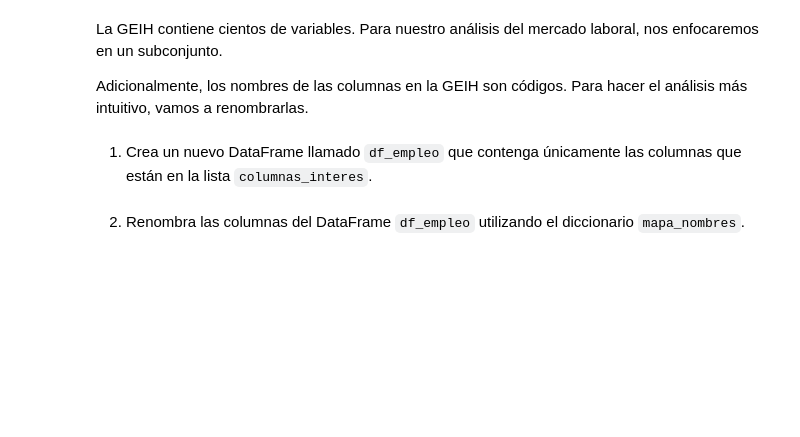
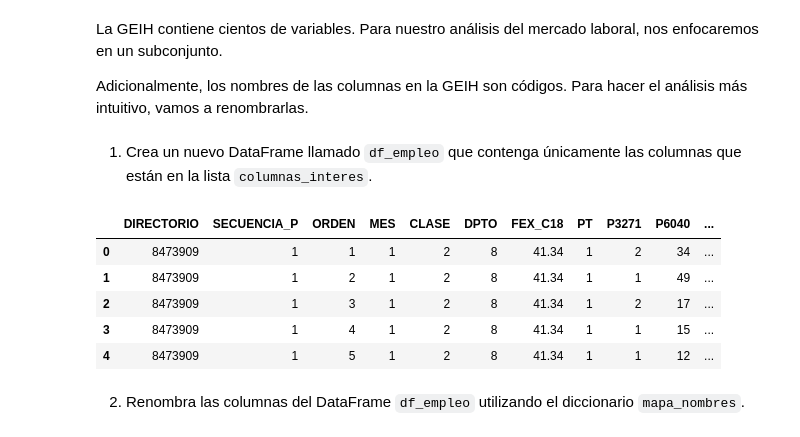
Before and after one commit to ElLinares/curso-ia-para-economia, a Jupyter notebook: clases/3_Analisis_y_visualizacion_datos/4_Taller_Limpieza_Transformacion_Datos.ipynb, the cells around one changed output. Saved outputs shown, nothing was run; the diff lists cells and outputs as text; code cells hidden in the pictures; blank space fills up the shorter version.

```diff
--- a/clases/3_Analisis_y_visualizacion_datos/4_Taller_Limpieza_Transformacion_Datos.ipynb
+++ b/clases/3_Analisis_y_visualizacion_datos/4_Taller_Limpieza_Transformacion_Datos.ipynb
@@ -77,5 +95,14 @@ columnas_interes = ['DIRECTORIO', 'SECUENCIA_P', 'ORDEN', 'MES', 'CLASE', 'DPTO'
 # %%
 ### TU CÓDIGO AQUÍ ###
+df_empleo = df_geih[columnas_interes]
+df_empleo.head()
+# %% [output]
+|  | DIRECTORIO | SECUENCIA_P | ORDEN | MES | CLASE | DPTO | FEX_C18 | PT | P3271 | P6040 | ... |
+| 0 | 8473909 | 1 | 1 | 1 | 2 | 8 | 41.34 | 1 | 2 | 34 | ... |
+| 1 | 8473909 | 1 | 2 | 1 | 2 | 8 | 41.34 | 1 | 1 | 49 | ... |
+| 2 | 8473909 | 1 | 3 | 1 | 2 | 8 | 41.34 | 1 | 2 | 17 | ... |
+| 3 | 8473909 | 1 | 4 | 1 | 2 | 8 | 41.34 | 1 | 1 | 15 | ... |
+| 4 | 8473909 | 1 | 5 | 1 | 2 | 8 | 41.34 | 1 | 1 | 12 | ... |
 # %% [markdown]
 2. Renombra las columnas del DataFrame `df_empleo` utilizando el diccionario `mapa_nombres`.
 # %%
```
Also changed, not shown: parts of 45 cells of this notebook.
